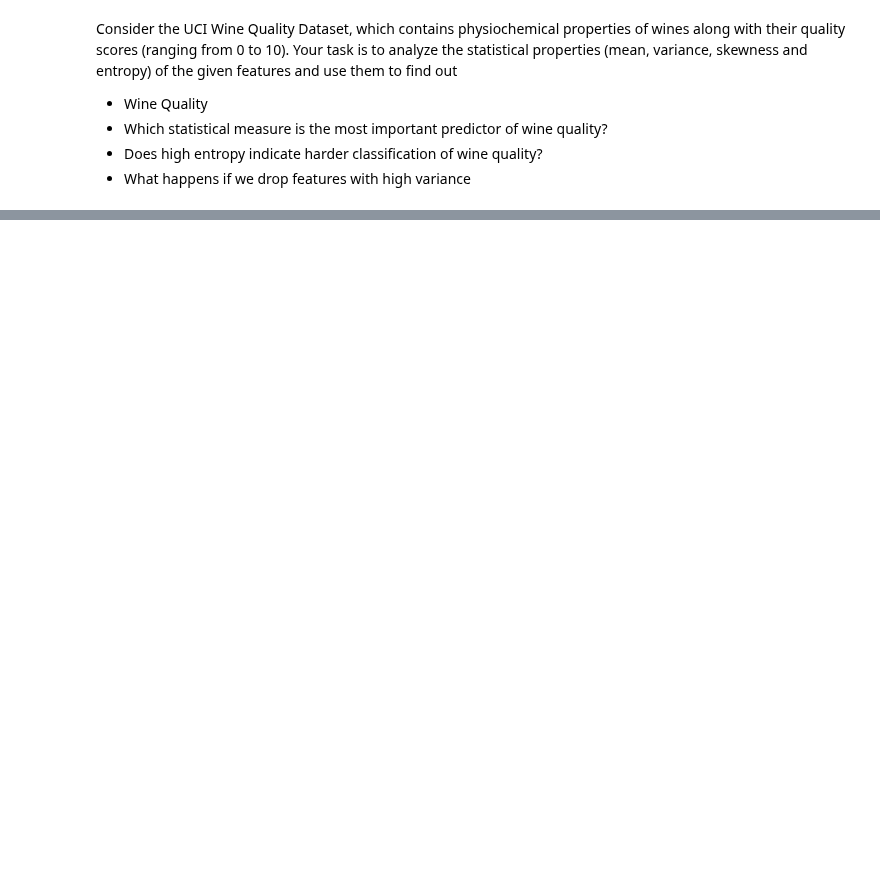
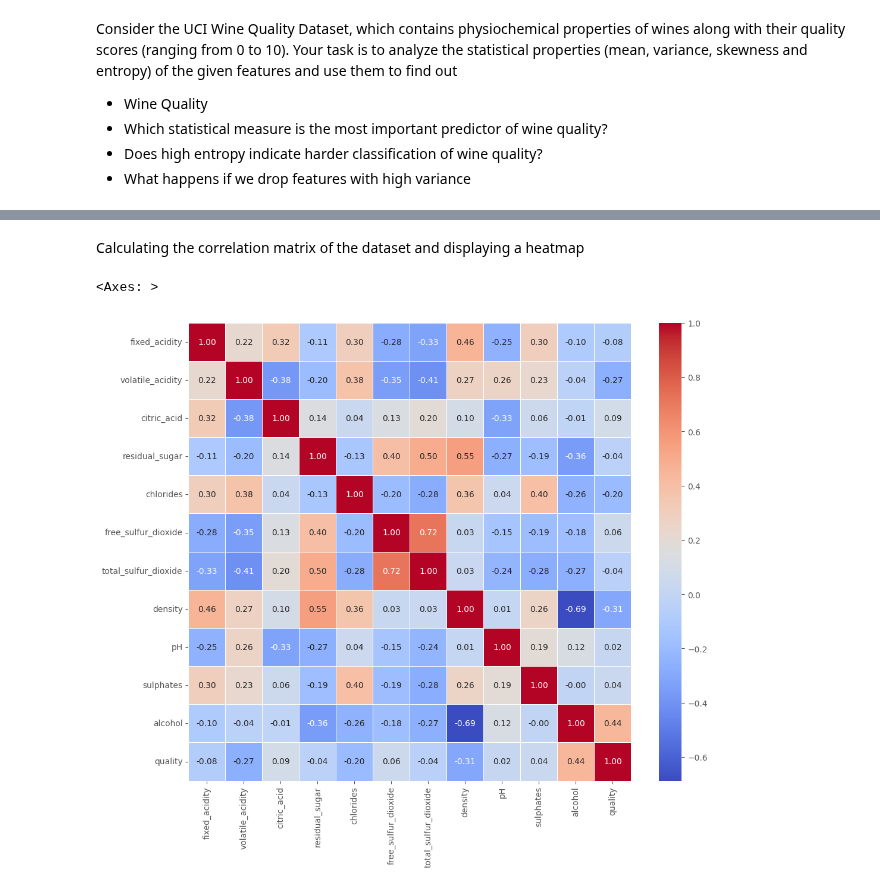
Before and after one commit to Hr15h1/AI_semII, a Jupyter notebook: question5.ipynb, the cells around one changed output, grey strips where cells are left out. Cells and saved outputs as stored; diff of their text form; code cells hidden in the pictures; blank space fills up the shorter version.

```diff
--- a/question5.ipynb
+++ b/question5.ipynb
@@ -89,0 +138,11 @@ sns.heatmap(corr_matrix, annot = True, cmap = "coolwarm", fmt = ".2f", linewidth
+# %%
+combined = pd.concat([wq_X, wq_y], axis = 1)
+# %% [markdown]
+Calculating the correlation matrix of the dataset and displaying a heatmap
+# %%
+corr_matrix = combined.corr()
+plt.figure(figsize=(12,10))
+sns.heatmap(corr_matrix, annot = True, cmap = "coolwarm", fmt = ".2f", linewidths = 0.5)
+# %% [output]
+<Axes: >
+[figure, added]
```
Also changed, not shown: parts of 50 cells of this notebook, 7 other files.
